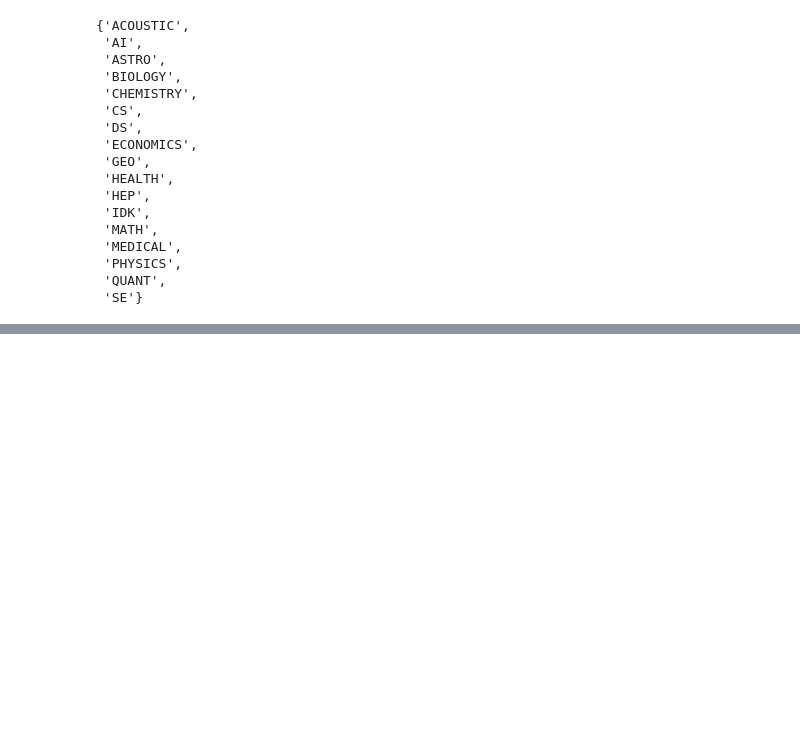
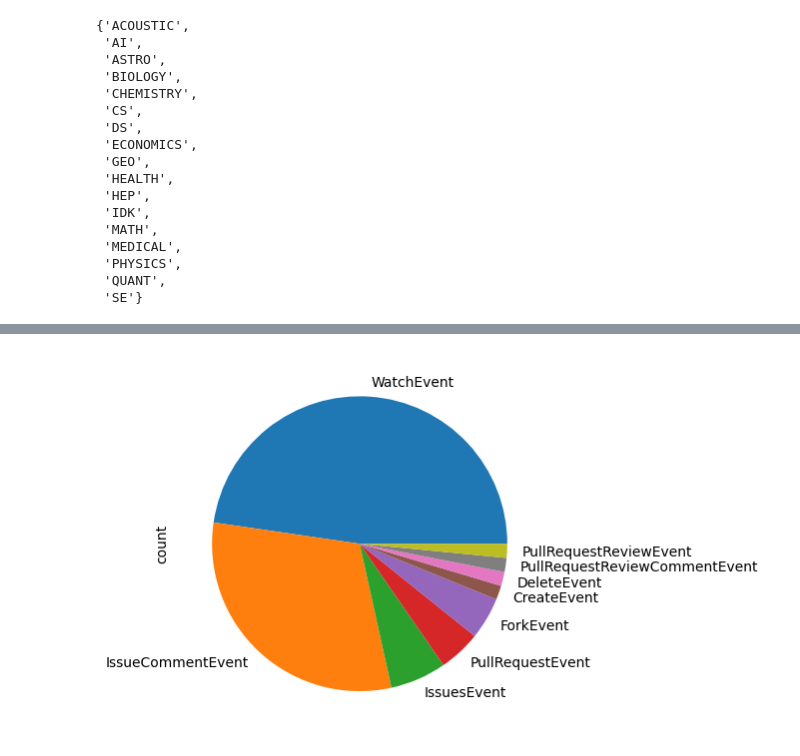
Before and after one commit to jpivarski-talks/2023-05-09-chep23-analysis-of-physicists, a Jupyter notebook: analysis/hep-vs-other.ipynb, the cells around one changed output, grey strips where cells are left out. Saved outputs shown, nothing was run; the diff lists cells and outputs as text; code cells hidden in the pictures; blank space fills up the shorter version.

```diff
--- a/analysis/hep-vs-other.ipynb
+++ b/analysis/hep-vs-other.ipynb
@@ -85,0 +209,4 @@ GitHub users who no longer exist (18% of the total) were removed from the sample
+# %%
+df["event_type_id"][df["category"] == "astro/cosmology"].map(event_type_id).value_counts().plot.pie();
+# %% [output]
+[figure, added]
```
Also changed, not shown: parts of 18 cells of this notebook.
